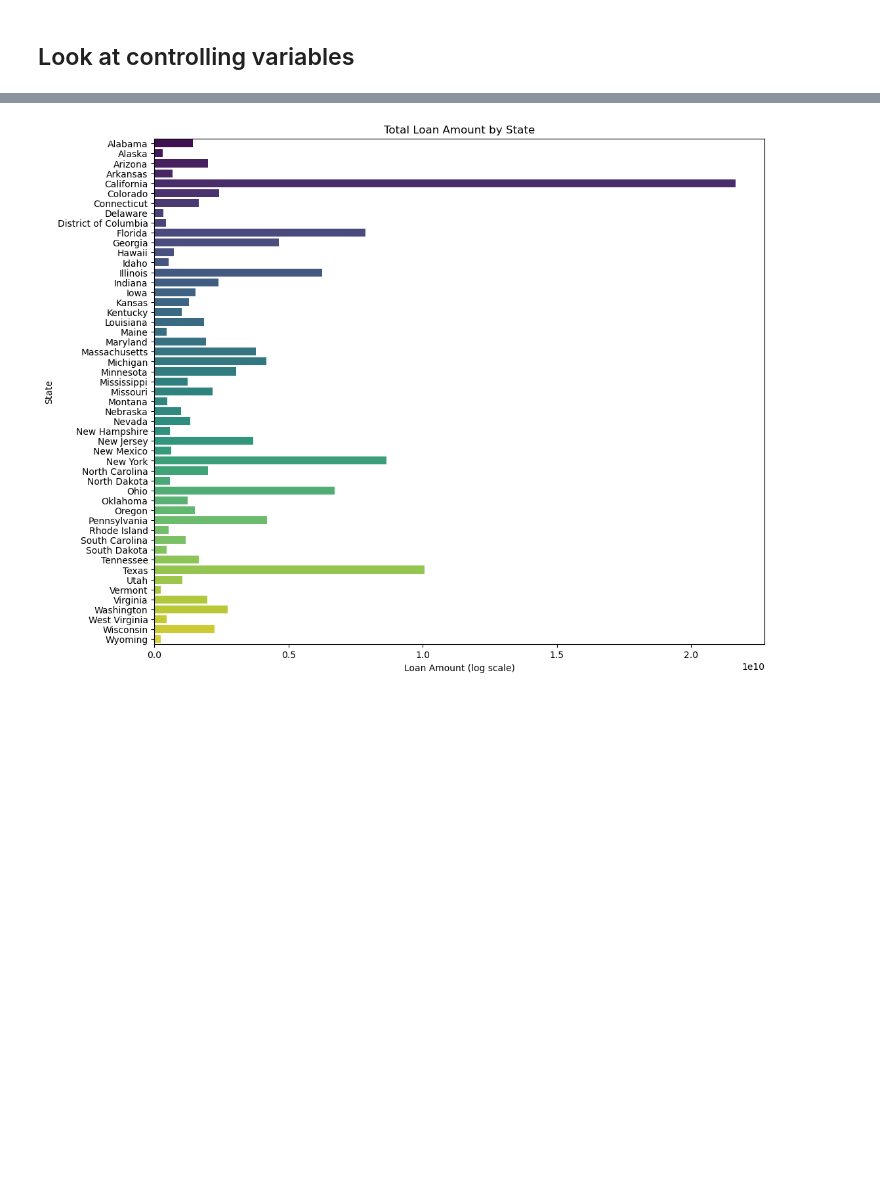
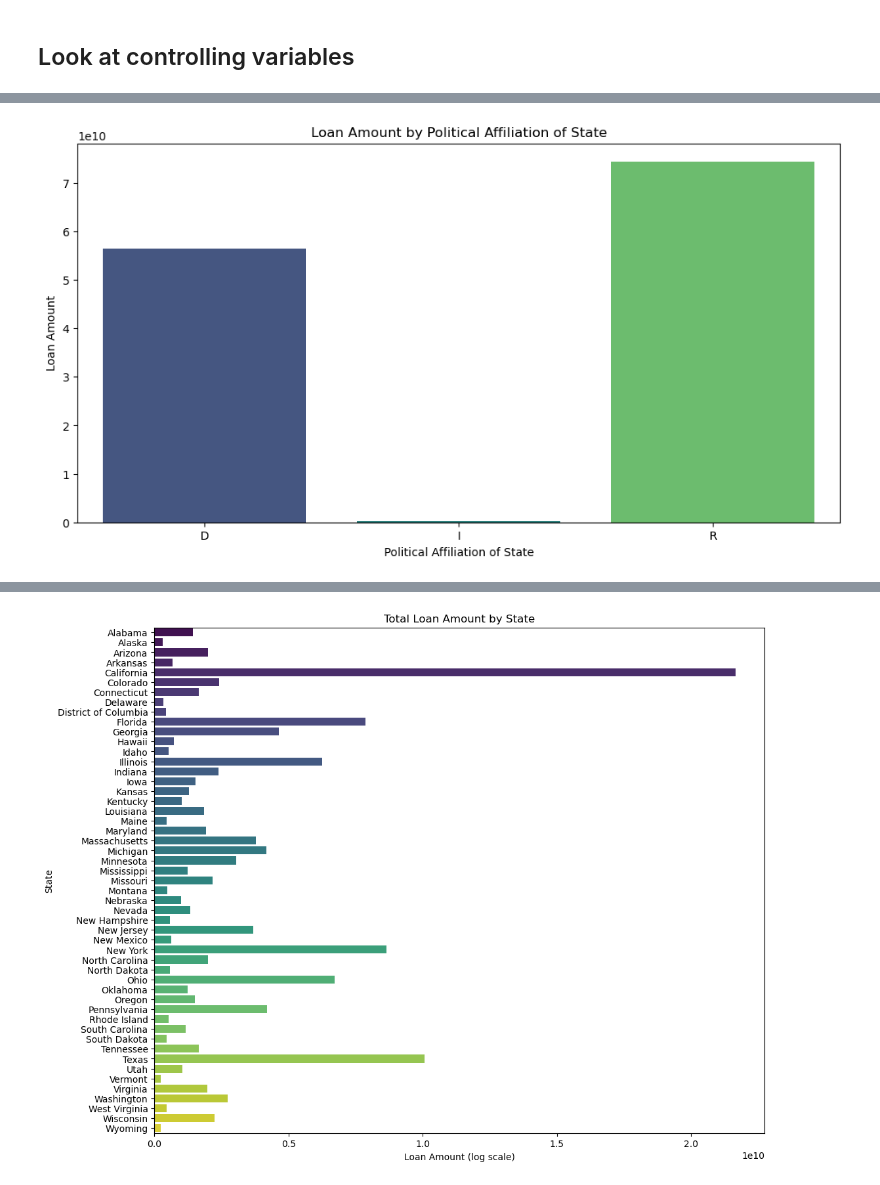
Before and after one commit to szilvasipeter2000/Data-Analysis-2, a Jupyter notebook: 02.us_loan.ipynb, the cells around one changed output, grey strips where cells are left out. Cells and saved outputs as stored; diff of their text form; code cells hidden in the pictures; blank space fills up the shorter version.

```diff
--- a/02.us_loan.ipynb
+++ b/02.us_loan.ipynb
@@ -208,0 +235,13 @@ plt.show()
+# %%
+by_affiliation = df.groupby(by='affiliation').aggregate({'loan_amount': ['sum']}).reset_index()
+
+plt.figure(figsize=(12, 6))
+sns.barplot(data=by_affiliation, x='affiliation', y=('loan_amount', 'sum'), palette='viridis')
+
+plt.xlabel('Political Affiliation of State')
+plt.ylabel('Loan Amount')
+plt.title('Loan Amount by Political Affiliation of State')
+
+plt.show()
+# %% [output]
+[figure, added]
```
Also changed, not shown: parts of 26 cells of this notebook, 2 other files.
